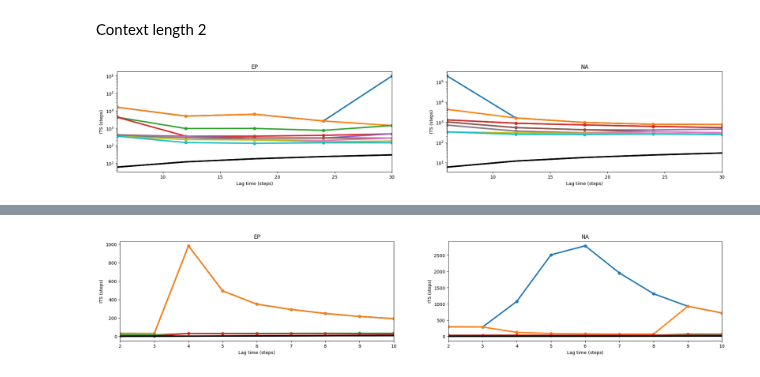
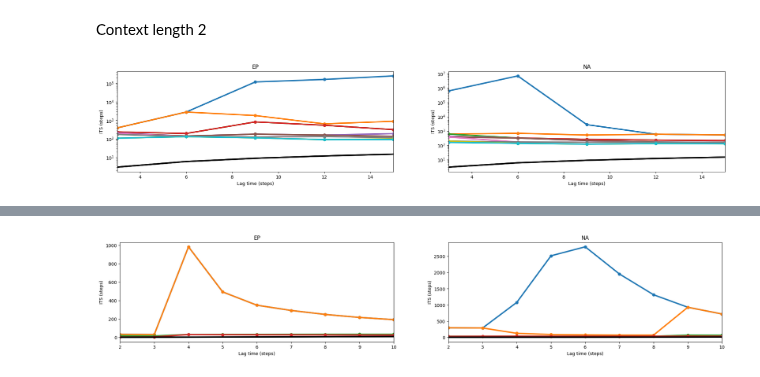
Before and after one commit to ejbrun/koopman_learning_tropical_cyclone, a Jupyter notebook: examples/koopman_kernel_for_TC_spectral_consistency_analysis.ipynb, the cells around one changed output, grey strips where cells are left out. Cells and saved outputs as stored; diff of their text form; code cells hidden in the pictures.

Commit message:
update periodic_shift of TensorContextDataset

```diff
--- a/examples/koopman_kernel_for_TC_spectral_consistency_analysis.ipynb
+++ b/examples/koopman_kernel_for_TC_spectral_consistency_analysis.ipynb
@@ -221,9 +221,8 @@ model_config = {
 }
 
 # context_length = 2
-# context_length = 8
+context_length = 8
 # context_length = 16
-context_length = 64
 top_k = 10
 feature_list = ['lon', 'lat', 'max_sustained_wind', 'radius_max_wind', 'radius_oci', 'central_pressure', 'environmental_pressure']
 # %% [markdown]
@@ -237,9 +236,8 @@ time_step_scaling
 ### Time lag scaling
 # %%
 time_lags = np.array(range(1, 11, 1)) * time_step_scaling
-time_lags = [1,2,4] + list(np.array(range(1, 6, 1)) * time_step_scaling)
+time_lags = [1] + list(np.array(range(1, 6, 1)) * time_step_scaling)
 
-time_lags = [50]
 # time_lags = range(1, 25, 2)
 # time_lags = range(0, 60, 5)
 # time_lags = range(1, 10, 2)
@@ -252,7 +250,8 @@ evals_d = {}
 error_d = {}
 tscale_d = {}
 for basin in basins:
-    ev_d, e_d, ts_d = time_lag_scaling(tc_tracks_dict[basin], time_lags=time_lags, context_length=context_length, top_k=top_k, model_config=model_config, feature_list=feature_list)
+    print(basin)
+    ev_d, e_d, ts_d = time_lag_scaling(tc_tracks_dict[basin], basin=basin, time_lags=time_lags, context_length=context_length, top_k=top_k, model_config=model_config, feature_list=feature_list)
     evals_d[basin] = ev_d
     error_d[basin] = e_d
     tscale_d[basin] = ts_d
@@ -413,3 +394,31 @@ for idx, basin in enumerate(basins):
     ax[idx].set_yscale("log")
 # %% [output]
 [figure]
+# %%
+fig, ax = plt.subplots(ncols=len(basins), figsize=(9, 4.5))
+fig.set_size_inches(24, 4)
+
+basin = basins[1]
+start_idx = 0
+
+for idx, basin in enumerate(basins):
+
+    for idx_k in range(0, top_k):
+        try:
+            ax[idx].plot(time_lags[start_idx:], [tscale[idx_k] for tscale in tscale_d[basin].values()][start_idx:], lw=3, marker='o')
+        except:
+            print(idx, idx_k)
+    # ax[idx].plot(time_lags[start_idx:], [tscale[1] for tscale in tscale_d[basin].values()][start_idx:], lw=3, marker='o')
+    # ax[idx].plot(time_lags[start_idx:], [tscale[2] for tscale in tscale_d[basin].values()][start_idx:], lw=3, marker='o')
+    # ax[idx].plot(time_lags[start_idx:], [tscale[3] for tscale in tscale_d[basin].values()][start_idx:], lw=3, marker='o')
+    # ax[idx].plot(time_lags[start_idx:], [tscale[4] for tscale in tscale_d[basin].values()][start_idx:], lw=3, marker='o')
+
+    ax[idx].plot(time_lags[start_idx:], time_lags[start_idx:], lw=3, c='k')
+    ax[idx].plot(time_lags[start_idx:], time_lags[start_idx:], lw=3, c='k')
+
+    ax[idx].set_xlabel("Lag time (steps)")
+    ax[idx].set_ylabel("ITS (steps)")
+    ax[idx].set_title(basin)
+    ax[idx].margins(x=0)
+    # ax[idx].set_xscale("log")
+    ax[idx].set_yscale("log")
@@ -418,30 +429,29 @@ Context length 2
 # %%
 fig, ax = plt.subplots(ncols=len(basins), figsize=(9, 4.5))
 fig.set_size_inches(24, 4)
 
-basin = basins[1]
-start_idx = 0
+start_idx = 1
 
 for idx, basin in enumerate(basins):
 
     for idx_k in range(0, top_k):
         try:
             ax[idx].plot(time_lags[start_idx:], [tscale[idx_k] for tscale in tscale_d[basin].values()][start_idx:], lw=3, marker='o')
         except:
             print(idx, idx_k)
     # ax[idx].plot(time_lags[start_idx:], [tscale[1] for tscale in tscale_d[basin].values()][start_idx:], lw=3, marker='o')
     # ax[idx].plot(time_lags[start_idx:], [tscale[2] for tscale in tscale_d[basin].values()][start_idx:], lw=3, marker='o')
     # ax[idx].plot(time_lags[start_idx:], [tscale[3] for tscale in tscale_d[basin].values()][start_idx:], lw=3, marker='o')
     # ax[idx].plot(time_lags[start_idx:], [tscale[4] for tscale in tscale_d[basin].values()][start_idx:], lw=3, marker='o')
 
     ax[idx].plot(time_lags[start_idx:], time_lags[start_idx:], lw=3, c='k')
     ax[idx].plot(time_lags[start_idx:], time_lags[start_idx:], lw=3, c='k')
 
     ax[idx].set_xlabel("Lag time (steps)")
     ax[idx].set_ylabel("ITS (steps)")
     ax[idx].set_title(basin)
     ax[idx].margins(x=0)
     # ax[idx].set_xscale("log")
     ax[idx].set_yscale("log")
 # %% [output]
-[figure, old version]
+[figure, new version]
```
Also changed, not shown: parts of 10 cells of this notebook, 5 other files.
